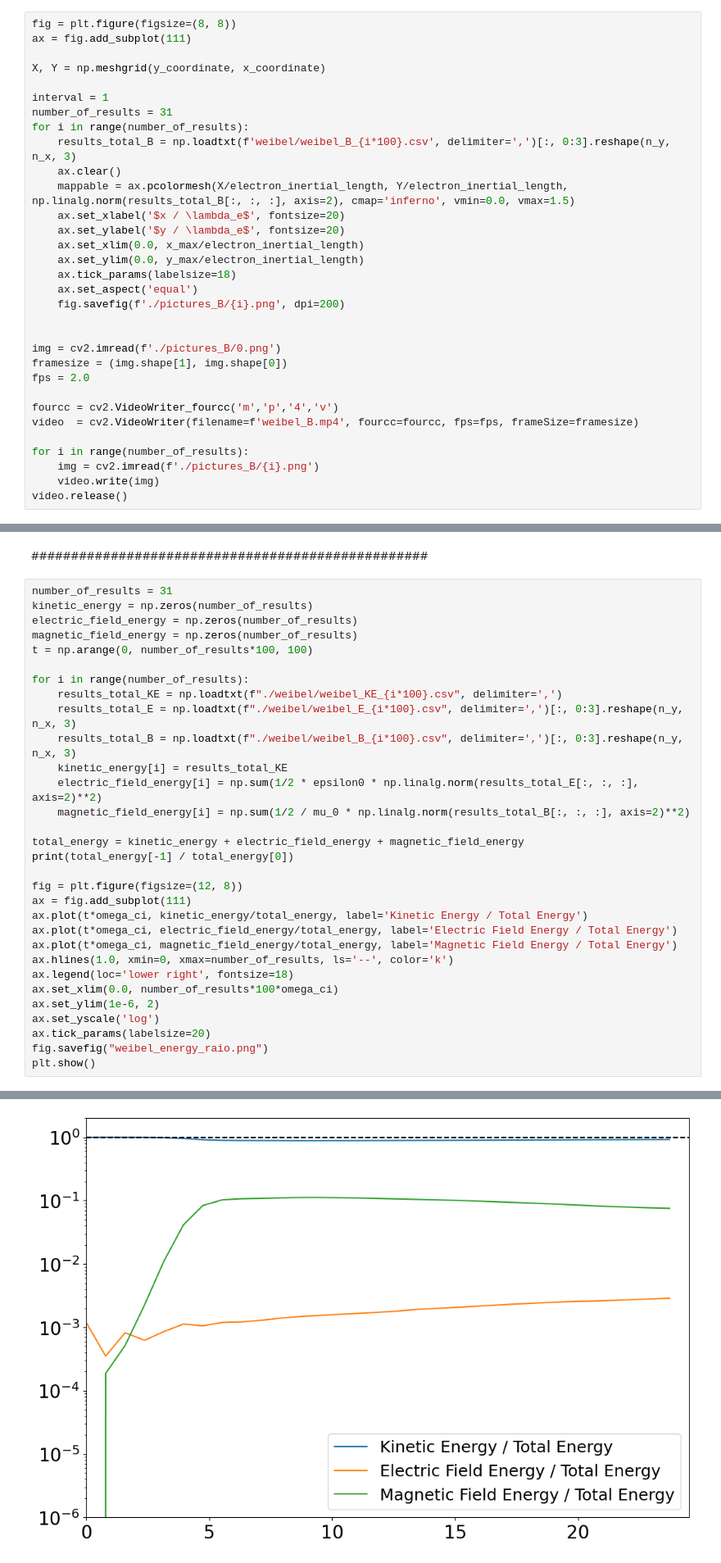
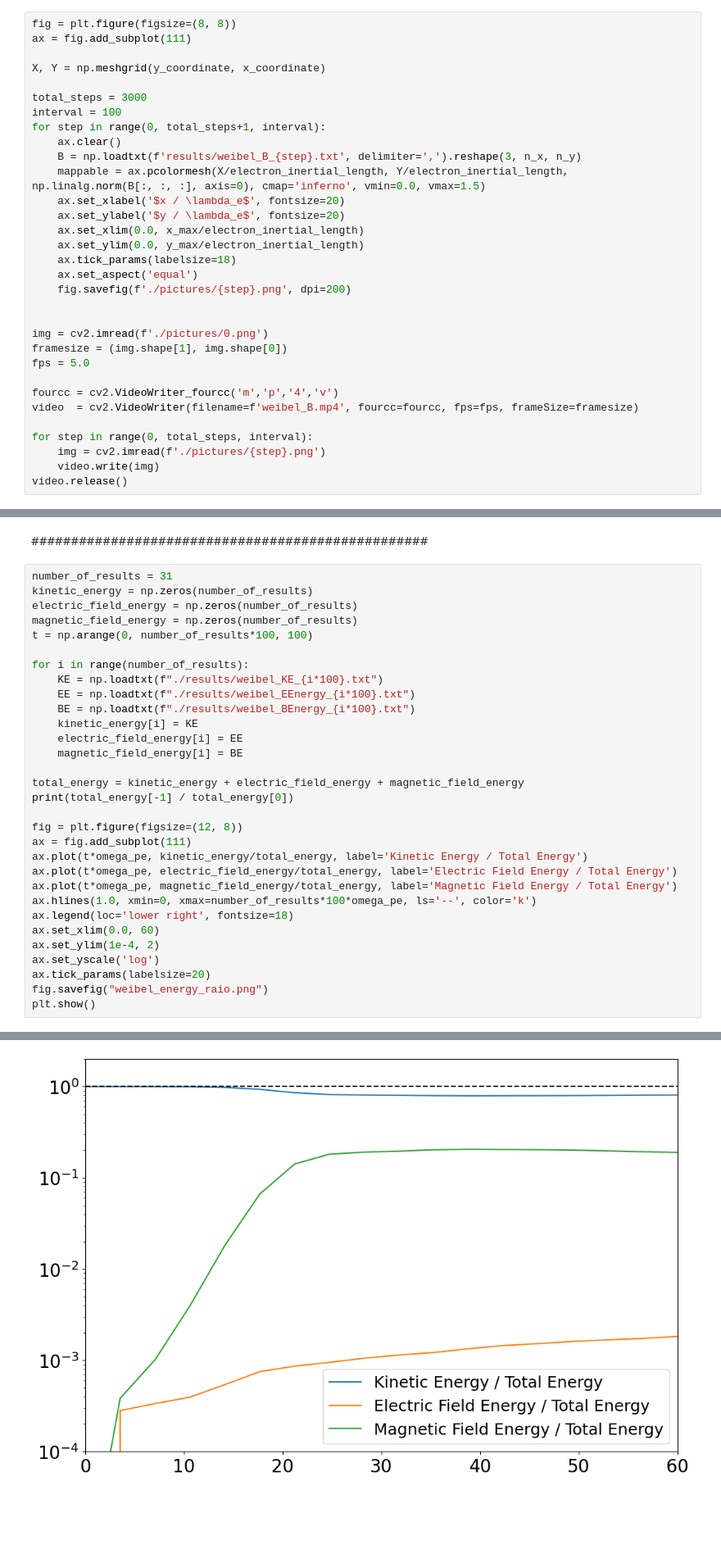
Before and after one commit to keita-akutagawa/pic_cpp_oop, a Jupyter notebook: examples_2D/weibel/PIC2D_plot_weibel.ipynb, the cells around one changed output, grey strips where cells are left out. Shown: that part at 82% size. Saved outputs shown, nothing was run; the diff lists cells and outputs as text; blank space fills up the shorter version.

```diff
--- a/examples_2D/weibel/PIC2D_plot_weibel.ipynb
+++ b/examples_2D/weibel/PIC2D_plot_weibel.ipynb
@@ -109,30 +113,30 @@ ax = fig.add_subplot(111)
 
 X, Y = np.meshgrid(y_coordinate, x_coordinate)
 
-interval = 1
-number_of_results = 31
-for i in range(number_of_results):
-    results_total_B = np.loadtxt(f'weibel/weibel_B_{i*100}.csv', delimiter=',')[:, 0:3].reshape(n_y, n_x, 3)
+total_steps = 3000
+interval = 100
+for step in range(0, total_steps+1, interval):
     ax.clear()
-    mappable = ax.pcolormesh(X/electron_inertial_length, Y/electron_inertial_length, np.linalg.norm(results_total_B[:, :, :], axis=2), cmap='inferno', vmin=0.0, vmax=1.5)
+    B = np.loadtxt(f'results/weibel_B_{step}.txt', delimiter=',').reshape(3, n_x, n_y)
+    mappable = ax.pcolormesh(X/electron_inertial_length, Y/electron_inertial_length, np.linalg.norm(B[:, :, :], axis=0), cmap='inferno', vmin=0.0, vmax=1.5)
     ax.set_xlabel('$x / \lambda_e$', fontsize=20)
     ax.set_ylabel('$y / \lambda_e$', fontsize=20)
     ax.set_xlim(0.0, x_max/electron_inertial_length)
     ax.set_ylim(0.0, y_max/electron_inertial_length)
     ax.tick_params(labelsize=18)
     ax.set_aspect('equal')
-    fig.savefig(f'./pictures_B/{i}.png', dpi=200)
+    fig.savefig(f'./pictures/{step}.png', dpi=200)
 
 
-img = cv2.imread(f'./pictures_B/0.png')
+img = cv2.imread(f'./pictures/0.png')
 framesize = (img.shape[1], img.shape[0])
-fps = 2.0
+fps = 5.0
 
 fourcc = cv2.VideoWriter_fourcc('m','p','4','v')
 video  = cv2.VideoWriter(filename=f'weibel_B.mp4', fourcc=fourcc, fps=fps, frameSize=framesize)
 
-for i in range(number_of_results):
-    img = cv2.imread(f'./pictures_B/{i}.png')
+for step in range(0, total_steps, interval):
+    img = cv2.imread(f'./pictures/{step}.png')
     video.write(img)
 video.release()
 # %% [output]
@@ -181,25 +151,25 @@ magnetic_field_energy = np.zeros(number_of_results)
 t = np.arange(0, number_of_results*100, 100)
 
 for i in range(number_of_results):
-    results_total_KE = np.loadtxt(f"./weibel/weibel_KE_{i*100}.csv", delimiter=',')
-    results_total_E = np.loadtxt(f"./weibel/weibel_E_{i*100}.csv", delimiter=',')[:, 0:3].reshape(n_y, n_x, 3)
-    results_total_B = np.loadtxt(f"./weibel/weibel_B_{i*100}.csv", delimiter=',')[:, 0:3].reshape(n_y, n_x, 3)
-    kinetic_energy[i] = results_total_KE
-    electric_field_energy[i] = np.sum(1/2 * epsilon0 * np.linalg.norm(results_total_E[:, :, :], axis=2)**2)
-    magnetic_field_energy[i] = np.sum(1/2 / mu_0 * np.linalg.norm(results_total_B[:, :, :], axis=2)**2)
+    KE = np.loadtxt(f"./results/weibel_KE_{i*100}.txt")
+    EE = np.loadtxt(f"./results/weibel_EEnergy_{i*100}.txt")
+    BE = np.loadtxt(f"./results/weibel_BEnergy_{i*100}.txt")
+    kinetic_energy[i] = KE
+    electric_field_energy[i] = EE
+    magnetic_field_energy[i] = BE
 
 total_energy = kinetic_energy + electric_field_energy + magnetic_field_energy
 print(total_energy[-1] / total_energy[0])
 
 fig = plt.figure(figsize=(12, 8))
 ax = fig.add_subplot(111)
-ax.plot(t*omega_ci, kinetic_energy/total_energy, label='Kinetic Energy / Total Energy')
-ax.plot(t*omega_ci, electric_field_energy/total_energy, label='Electric Field Energy / Total Energy')
-ax.plot(t*omega_ci, magnetic_field_energy/total_energy, label='Magnetic Field Energy / Total Energy')
-ax.hlines(1.0, xmin=0, xmax=number_of_results, ls='--', color='k')
+ax.plot(t*omega_pe, kinetic_energy/total_energy, label='Kinetic Energy / Total Energy')
+ax.plot(t*omega_pe, electric_field_energy/total_energy, label='Electric Field Energy / Total Energy')
+ax.plot(t*omega_pe, magnetic_field_energy/total_energy, label='Magnetic Field Energy / Total Energy')
+ax.hlines(1.0, xmin=0, xmax=number_of_results*100*omega_pe, ls='--', color='k')
 ax.legend(loc='lower right', fontsize=18)
-ax.set_xlim(0.0, number_of_results*100*omega_ci)
-ax.set_ylim(1e-6, 2)
+ax.set_xlim(0.0, 60)
+ax.set_ylim(1e-4, 2)
 ax.set_yscale('log')
 ax.tick_params(labelsize=20)
 fig.savefig("weibel_energy_raio.png")
@@ -209,4 +179,4 @@ plt.show()
-[figure, old version]
+[figure, new version]
 # %%
 number_of_results = 31
 kinetic_energy = np.zeros(number_of_results)
```
Also changed, not shown: parts of 6 cells of this notebook, 1 other file.
